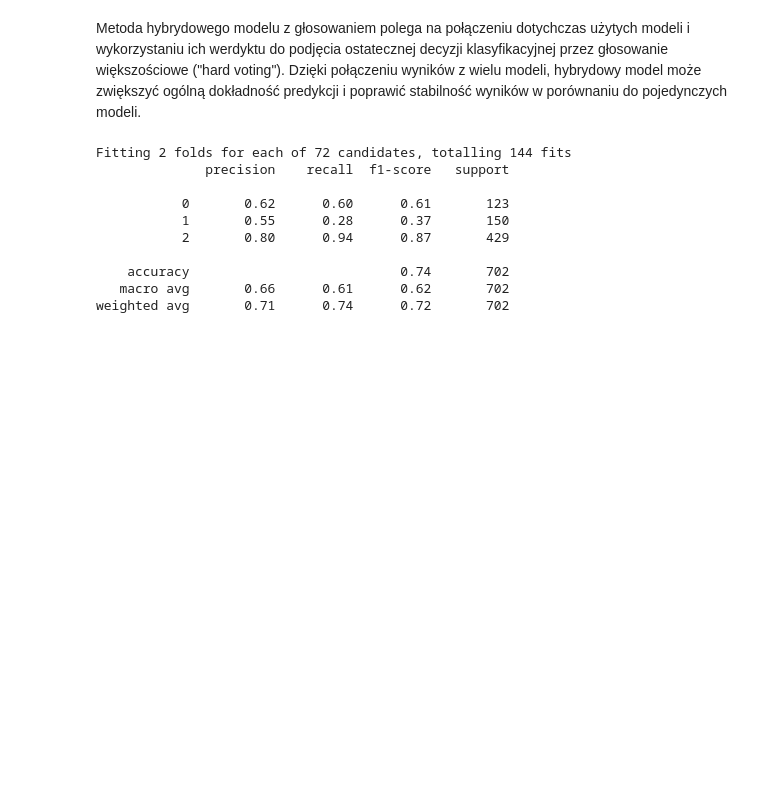
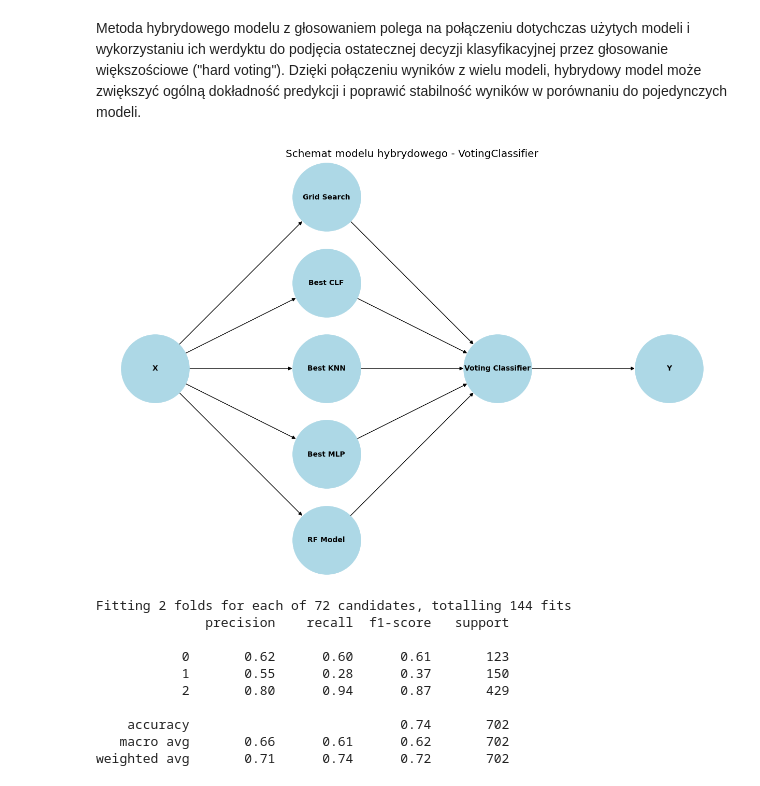
Before and after one commit to KamilMarshal/MAD_classification_project, a Jupyter notebook: ProjectNotebook.ipynb, the cells around one changed output. Drawn from its saved outputs; the diff is of its cells as text; code cells hidden in the pictures; blank space fills up the shorter version.

Commit message:
Added hybrid model schema

```diff
--- a/ProjectNotebook.ipynb
+++ b/ProjectNotebook.ipynb
@@ -864,6 +865,43 @@ Ogólny wynik to 75% poprawności. Ogółem 525 zmiennych w tej metodzie został
 # Model hybrydowy
 # %% [markdown]
 Metoda hybrydowego modelu z głosowaniem polega na połączeniu dotychczas użytych modeli i wykorzystaniu ich werdyktu do podjęcia ostatecznej decyzji klasyfikacyjnej przez głosowanie większościowe ("hard voting"). Dzięki połączeniu wyników z wielu modeli, hybrydowy model może zwiększyć ogólną dokładność predykcji i poprawić stabilność wyników w porównaniu do pojedynczych modeli.
+# %%
+# Utwórz nowy graf
+G = nx.DiGraph()
+
+# Dodaj węzły
+G.add_node("X", pos=(0, 2))
+G.add_node("Grid Search", pos=(2, 4))
+G.add_node("Best CLF", pos=(2, 3))
+G.add_node("Best KNN", pos=(2, 2))
+G.add_node("Best MLP", pos=(2, 1))
+G.add_node("RF Model", pos=(2, 0))
+G.add_node("Voting Classifier", pos=(4, 2))
+G.add_node("Y", pos=(6, 2))
+
+# Dodaj krawędzie
+G.add_edge("X", "Grid Search")
+G.add_edge("X", "Best CLF")
+G.add_edge("X", "Best KNN")
+G.add_edge("X", "Best MLP")
+G.add_edge("X", "RF Model")
+G.add_edge("Grid Search", "Voting Classifier")
+G.add_edge("Best CLF", "Voting Classifier")
+G.add_edge("Best KNN", "Voting Classifier")
+G.add_edge("Best MLP", "Voting Classifier")
+G.add_edge("RF Model", "Voting Classifier")
+G.add_edge("Voting Classifier", "Y")
+
+# Pozycje węzłów
+pos = nx.get_node_attributes(G, 'pos')
+
+# Narysuj graf
+plt.figure(figsize=(12, 8))
+nx.draw(G, pos, with_labels=True, node_size=9000, node_color="lightblue", font_size=10, font_weight="bold", arrows=True)
+plt.title('Schemat modelu hybrydowego - VotingClassifier')
+plt.show()
+# %% [output]
+[figure, added]
 # %%
 # Inicjalizacja hybrydowego modelu z głosowaniem
 hybrid_model = VotingClassifier(estimators=[
```
Also changed, not shown: parts of 1 cell of this notebook.
